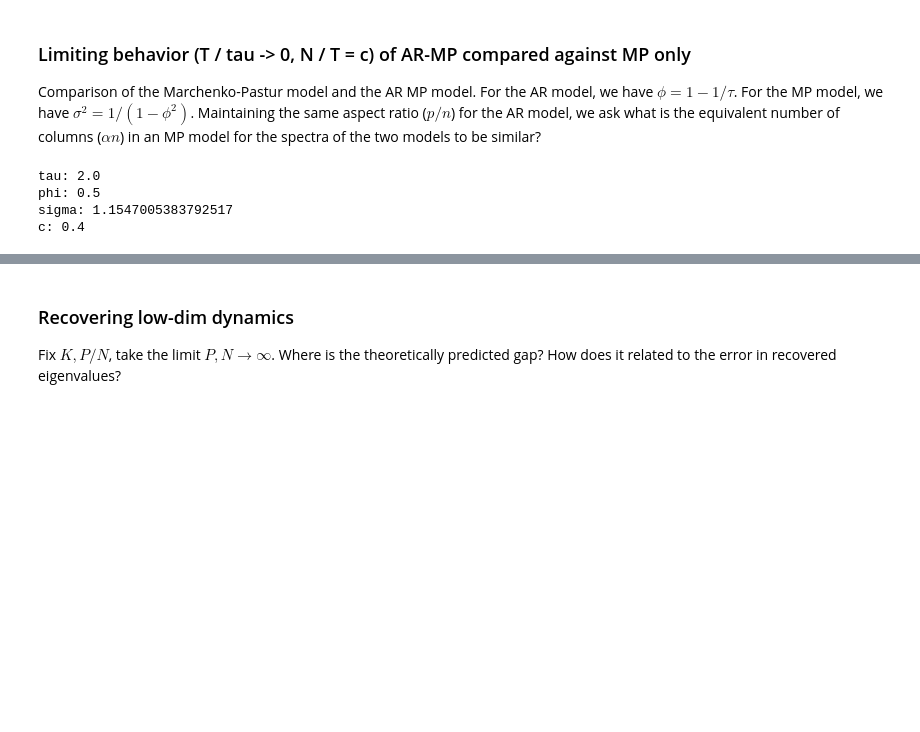
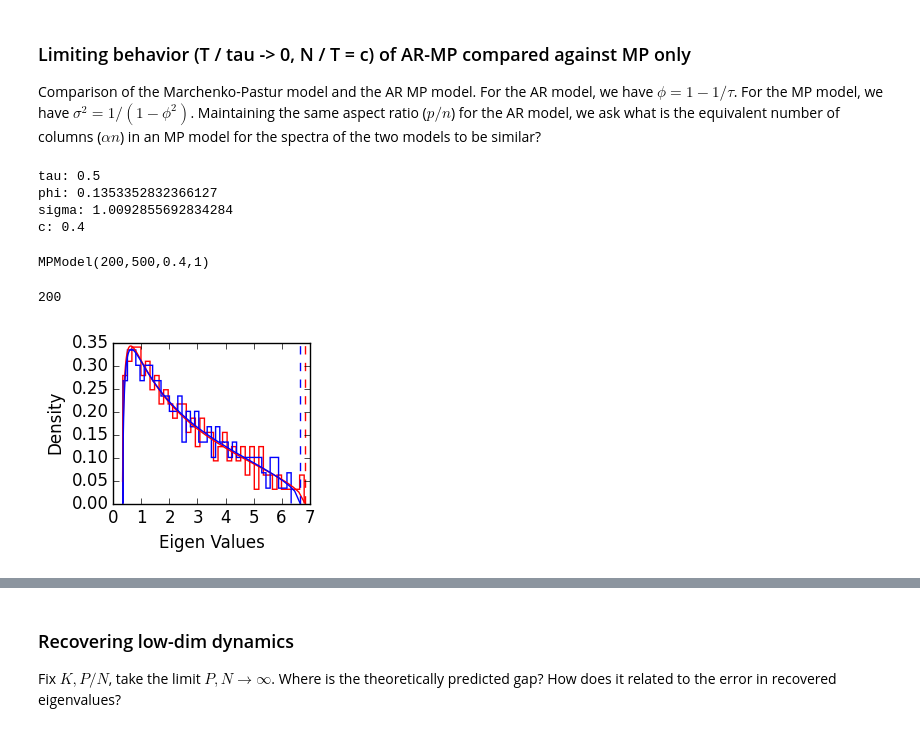
Before and after one commit to ganguli-lab/single-trial, a Jupyter notebook: notebooks/Test - Autoregressive Marchenko-Pastur Noise Model.ipynb, the cells around one changed output, grey strips where cells are left out. Drawn from its saved outputs; the diff is of its cells as text; code cells hidden in the pictures; blank space fills up the shorter version.

```diff
--- a/notebooks/Test - Autoregressive Marchenko-Pastur Noise Model.ipynb
+++ b/notebooks/Test - Autoregressive Marchenko-Pastur Noise Model.ipynb
@@ -113,7 +115,7 @@ Slider{Float64}([Input{Float64}] 0.5,"ϕ",0.5,0.02:0.02:0.98)
 
 Comparison of the Marchenko-Pastur model and the AR MP model. For the AR model, we have $\phi = 1 - 1 / \tau$. For the MP model, we have $\sigma^2 = 1 / (1 - \phi^2)$. Maintaining the same aspect ratio ($p / n$) for the AR model, we ask what is the equivalent number of columns ($\alpha n$) in an MP model for the spectra of the two models to be similar?
 # %%
-tau = 2.0; phi = 1.0 - 1.0 / tau
+tau = 0.5; phi = exp(-1.0 / tau)
 sigma = 1 / sqrt(1 - phi^2)
 c = 0.4;
 println("tau: ", tau)
@@ -121,10 +123,51 @@ println("phi: ", phi)
 println("sigma: ", sigma)
 println("c: ", c)
 # %% [output]
-tau: 2.0
-phi: 0.5
-sigma: 1.1547005383792517
+tau: 0.5
+phi: 0.1353352832366127
+sigma: 1.0092855692834284
 c: 0.4
+# %%
+n = 500; p = int(c * n);
+nTrial = 2; nBin = 41;
+
+armp_model = ARMPModel(p, n, phi, 1/sigma)
+mp_model = MPModel(p, n, 1)
+# %% [output]
+MPModel(200,500,0.4,1)
+# %%
+p
+# %% [output]
+200
+# %%
+figure(figsize=(3, 2.5))
+
+armpSpecSupport = ev_logsupport(armp_model, 101)
+armpPDF = map(ev_spec(armp_model), armpSpecSupport)
+Es = sv_rand(armp_model).^2
+plt[:hist](Es / p, normed=true, histtype="step", bins=40, color="red")
+plot(armpSpecSupport / p, armpPDF * p, "r")
+PyPlot.axvline(maximum(armpSpecSupport) / p, linestyle="--", color="r")
+
+mpSpecSupport = ev_logsupport(mp_model, 101)
+mpPDF = map(ev_spec(mp_model), mpSpecSupport)
+Es = sv_rand(mp_model).^2
+plt[:hist](Es / p, normed=true, histtype="step", bins=40, color="blue")
+PyPlot.axvline(maximum(mpSpecSupport) / p, linestyle="--", color="b")
+plot(mpSpecSupport / p, mpPDF * p, "b")
+
+xlabel("Eigen Values"); ylabel("Density")
+# yscale("log")
+# yticks([])
+# legend(["Correlated noise", "Uncorrelated noise"])
+
+# ylim([0, 1.1*max(maximum(mpPDF), maximum(armpPDF))])
+
+tight_layout()
+
+savefig("noise.$tau.eps")
+# %% [output]
+[figure, added]
 # %%
 using Optim
 
```
Also changed, not shown: parts of 5 cells of this notebook, 8 other files.
